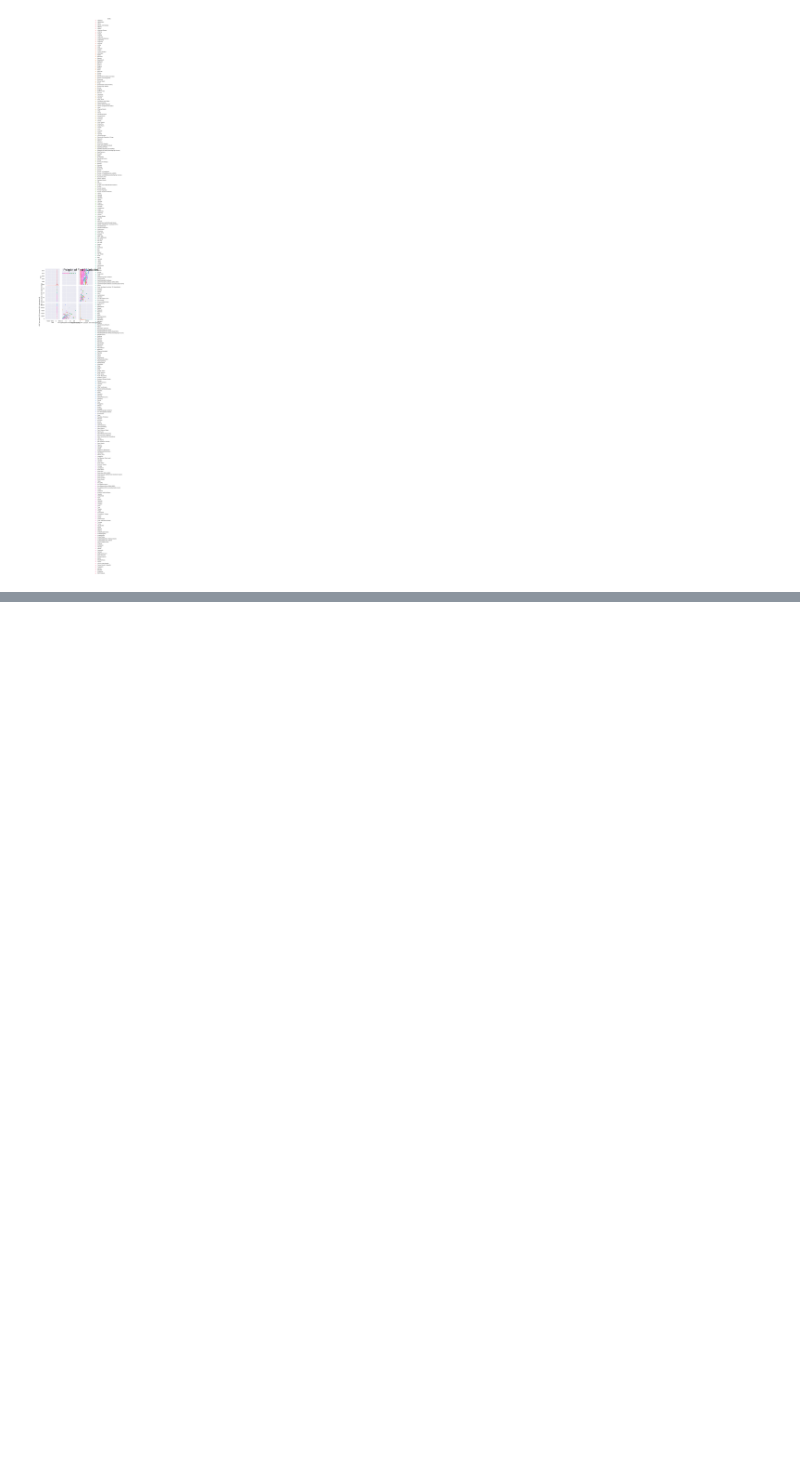
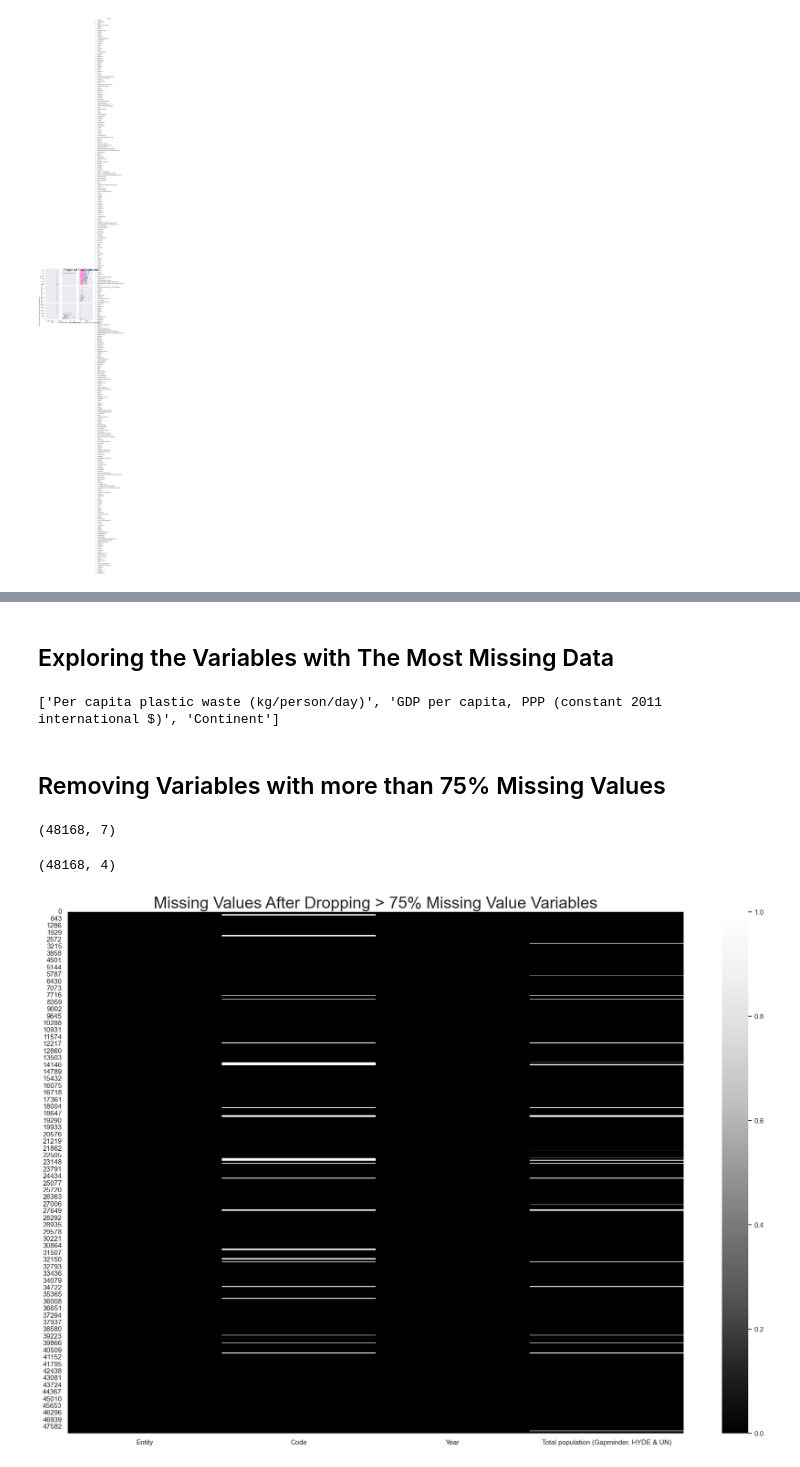
Before and after one commit to sba23416/SBA23416_StrategicThinkingCA2, a Jupyter notebook: Per-Capita-Plastic-Waste-Vs-Gdp-Per-Capita-Final.ipynb, the cells around one changed output, grey strips where cells are left out. Drawn from its saved outputs; the diff is of its cells as text; code cells hidden in the pictures; blank space fills up the shorter version.

```diff
--- a/Per-Capita-Plastic-Waste-Vs-Gdp-Per-Capita-Final.ipynb
+++ b/Per-Capita-Plastic-Waste-Vs-Gdp-Per-Capita-Final.ipynb
@@ -218,0 +332,28 @@ for i in GB_df.select_dtypes(include="number").columns:
+# %% [markdown]
+## Exploring the Variables with The Most Missing Data
+# %%
+miss_percent = (GB_df.isnull().sum() / len(GB_df)) * 100
+var_75_plus_miss = miss_percent[miss_percent > 75].index.tolist()
+print(var_75_plus_miss)
+# %% [output]
+['Per capita plastic waste (kg/person/day)', 'GDP per capita, PPP (constant 2011 international $)', 'Continent']
+# %% [markdown]
+## Removing Variables with more than 75% Missing Values
+# %%
+GB_df.shape
+# %% [output]
+(48168, 7)
+# %%
+GB_df = GB_df.drop(columns = var_75_plus_miss)
+# %%
+GB_df.shape
+# %% [output]
+(48168, 4)
+# %%
+plt.figure(figsize = (22,15))
+colourmap = sns.color_palette("Greys_r", as_cmap = True) #flare_r #cividis
+sns.heatmap(GB_df.isnull(), cmap = colourmap)
+plt.title("Missing Values After Dropping > 75% Missing Value Variables", fontsize = 26)
+plt.show()
+# %% [output]
+[figure, added]
```
Also changed, not shown: parts of 15 cells of this notebook.
